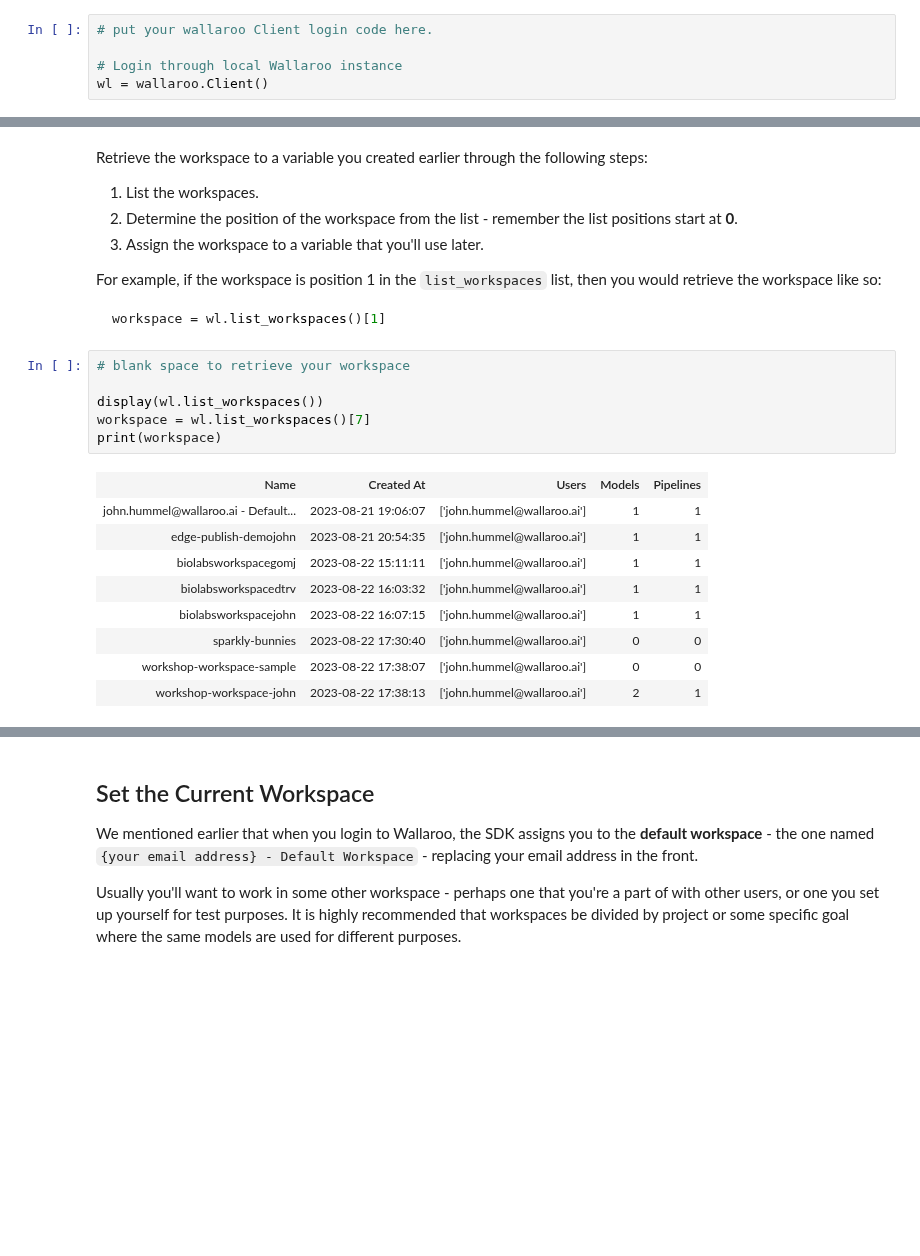
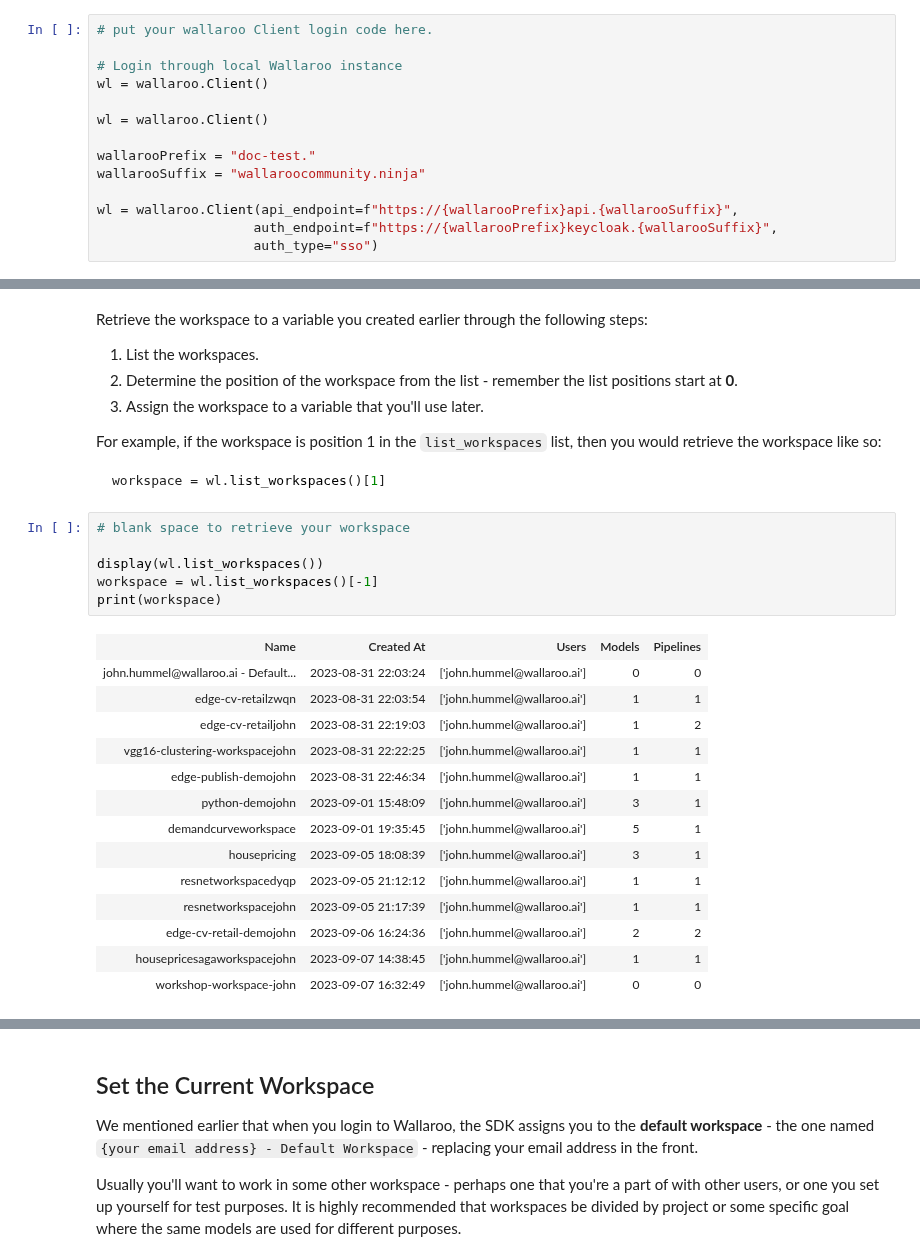
Before and after one commit to WallarooLabs/Workshops, a Jupyter notebook: Linear Regression/Real Estate/Notebooks-with-code/N1_deploy_a_model-with-code.ipynb, the cells around one changed output, grey strips where cells are left out. Cells and saved outputs as stored; diff of their text form; blank space fills up the shorter version.

```diff
--- a/Linear Regression/Real Estate/Notebooks-with-code/N1_deploy_a_model-with-code.ipynb
+++ b/Linear Regression/Real Estate/Notebooks-with-code/N1_deploy_a_model-with-code.ipynb
@@ -74,3 +74,12 @@ wl = wallaroo.Client()
 
 # Login through local Wallaroo instance
 wl = wallaroo.Client()
+
+wl = wallaroo.Client()
+
+wallarooPrefix = "doc-test."
+wallarooSuffix = "wallaroocommunity.ninja"
+
+wl = wallaroo.Client(api_endpoint=f"https://{wallarooPrefix}api.{wallarooSuffix}",
+                    auth_endpoint=f"https://{wallarooPrefix}keycloak.{wallarooSuffix}",
+                    auth_type="sso")
@@ -314,16 +350,21 @@ workspace = wl.list_workspaces()[1]
 # %%
 # blank space to retrieve your workspace
 
 display(wl.list_workspaces())
-workspace = wl.list_workspaces()[7]
+workspace = wl.list_workspaces()[-1]
 print(workspace)
 # %% [output]
 | Name | Created At | Users | Models | Pipelines |
-| john.hummel@wallaroo.ai - Default... | 2023-08-21 19:06:07 | ['john.hummel@wallaroo.ai'] | 1 | 1 |
-| edge-publish-demojohn | 2023-08-21 20:54:35 | ['john.hummel@wallaroo.ai'] | 1 | 1 |
-| biolabsworkspacegomj | 2023-08-22 15:11:11 | ['john.hummel@wallaroo.ai'] | 1 | 1 |
-| biolabsworkspacedtrv | 2023-08-22 16:03:32 | ['john.hummel@wallaroo.ai'] | 1 | 1 |
-| biolabsworkspacejohn | 2023-08-22 16:07:15 | ['john.hummel@wallaroo.ai'] | 1 | 1 |
-| sparkly-bunnies | 2023-08-22 17:30:40 | ['john.hummel@wallaroo.ai'] | 0 | 0 |
-| workshop-workspace-sample | 2023-08-22 17:38:07 | ['john.hummel@wallaroo.ai'] | 0 | 0 |
-| workshop-workspace-john | 2023-08-22 17:38:13 | ['john.hummel@wallaroo.ai'] | 2 | 1 |
+| john.hummel@wallaroo.ai - Default... | 2023-08-31 22:03:24 | ['john.hummel@wallaroo.ai'] | 0 | 0 |
+| edge-cv-retailzwqn | 2023-08-31 22:03:54 | ['john.hummel@wallaroo.ai'] | 1 | 1 |
+| edge-cv-retailjohn | 2023-08-31 22:19:03 | ['john.hummel@wallaroo.ai'] | 1 | 2 |
+| vgg16-clustering-workspacejohn | 2023-08-31 22:22:25 | ['john.hummel@wallaroo.ai'] | 1 | 1 |
+| edge-publish-demojohn | 2023-08-31 22:46:34 | ['john.hummel@wallaroo.ai'] | 1 | 1 |
+| python-demojohn | 2023-09-01 15:48:09 | ['john.hummel@wallaroo.ai'] | 3 | 1 |
+| demandcurveworkspace | 2023-09-01 19:35:45 | ['john.hummel@wallaroo.ai'] | 5 | 1 |
+| housepricing | 2023-09-05 18:08:39 | ['john.hummel@wallaroo.ai'] | 3 | 1 |
+| resnetworkspacedyqp | 2023-09-05 21:12:12 | ['john.hummel@wallaroo.ai'] | 1 | 1 |
+| resnetworkspacejohn | 2023-09-05 21:17:39 | ['john.hummel@wallaroo.ai'] | 1 | 1 |
+| edge-cv-retail-demojohn | 2023-09-06 16:24:36 | ['john.hummel@wallaroo.ai'] | 2 | 2 |
+| housepricesagaworkspacejohn | 2023-09-07 14:38:45 | ['john.hummel@wallaroo.ai'] | 1 | 1 |
+| workshop-workspace-john | 2023-09-07 16:32:49 | ['john.hummel@wallaroo.ai'] | 0 | 0 |
```
Also changed, not shown: parts of 20 cells of this notebook, 2 other files.
